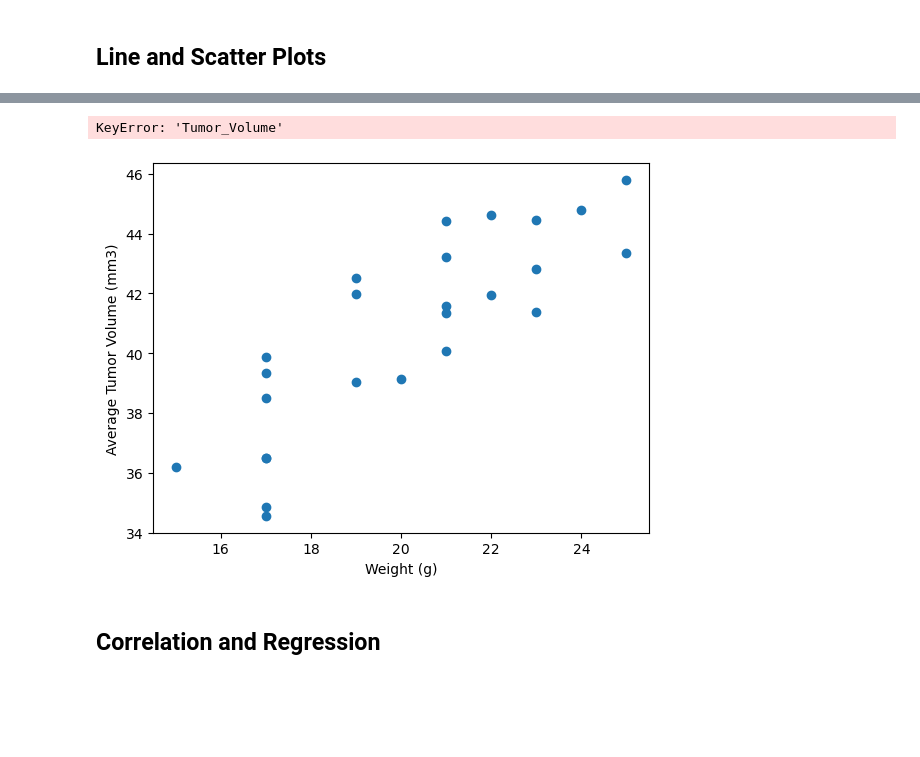
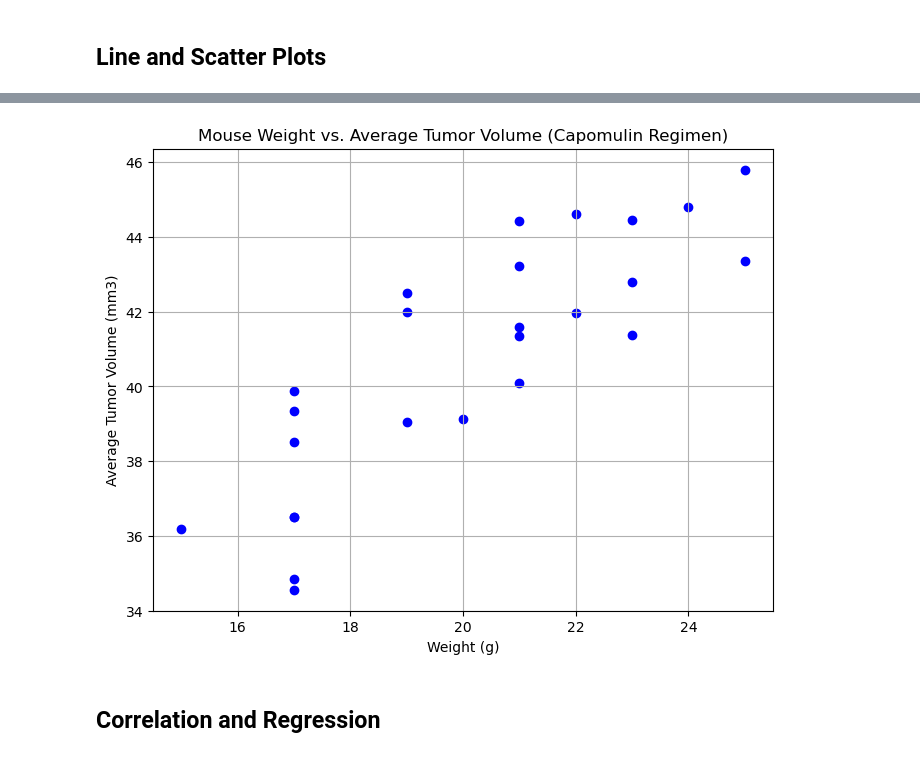
Before and after one commit to Achempim/Module-5-challenge, a Jupyter notebook: Starter_Code/Pymaceuticals/pymaceuticals_starter.ipynb, the cells around one changed output, grey strips where cells are left out. Saved outputs shown, nothing was run; the diff lists cells and outputs as text; code cells hidden in the pictures; blank space fills up the shorter version.

```diff
--- a/Starter_Code/Pymaceuticals/pymaceuticals_starter.ipynb
+++ b/Starter_Code/Pymaceuticals/pymaceuticals_starter.ipynb
@@ -426,35 +418,28 @@ plt.show()
 # %%
-)# Generate a scatter plot of mouse weight vs. the average observed tumor volume for the entire Capomulin regimen
+# Generate a scatter plot of mouse weight vs. the average observed tumor volume for the entire Capomulin regimen
 
-# Assuming 'combined_data' is your DataFrame and you've already filtered the final tumor volumes
+# Combine the data into a single DataFrame
+combined_data = pd.merge(mouse_metadata, study_results, on="Mouse ID")
 
 # Filter the data for the Capomulin regimen
-study_results = final_tumor_volume[final_tumor_volume['Drug Regimen'] == 'Capomulin']
+capomulin_data = combined_data[combined_data["Drug Regimen"] == "Capomulin"]
 
-# Group by 'Mouse ID' and calculate the average tumor volume and corresponding weight for each mouse
-Tumor_Volume = study_results.groupby('Tumor_Volume').mean()['Tumor Volume (mm3)']
-Weight = mouse_metadata('Weight_(g)').mean()['Weight (g)']
+# Calculate the average tumor volume for each mouse
+avg_tumor_volume = capomulin_data.groupby("Mouse ID")["Tumor Volume (mm3)"].mean()
+
+# Merge the average tumor volume with the mouse weight data
+capomulin_avg_data = pd.merge(avg_tumor_volume, mouse_metadata[['Mouse ID', 'Weight (g)']], on="Mouse ID")
 
 # Generate the scatter plot
 plt.figure(figsize=(8, 6))
-plt.scatter(mouse_weights, average_tumor_volume, color='blue')
-
-# Add title and labels
-plt.title('Mouse Weight vs. Average Tumor Volume (Capomulin Regimen)')
-plt.xlabel('Weight (g)')
-plt.ylabel('Average Tumor Volume (mm3)')
-
-# Show the plot
+plt.scatter(capomulin_avg_data['Weight (g)'], capomulin_avg_data['Tumor Volume (mm3)'], color='blue')
+plt.title("Mouse Weight vs. Average Tumor Volume (Capomulin Regimen)")
+plt.xlabel("Weight (g)")
+plt.ylabel("Average Tumor Volume (mm3)")
+plt.grid(True)
 plt.show()
 # %% [output]
-KeyError: 'Tumor_Volume'
+[figure, added]
-# %%
-1)# Generate a scatter plot of mouse weight vs. the average observed tumor volume for the entire Capomulin regimen
-2) # Calculate the correlation coefficient and a linear regression model
-# for mouse weight and average observed tumor volume for the entire Capomulin regimen
-3) # Generate a line plot of tumor volume vs. time point for a mouse ID (1509) treated with Capomulin
-# %% [output]
-[figure, removed]
 # %% [markdown]
 ## Correlation and Regression
 # %%
```
Also changed, not shown: parts of 9 cells of this notebook.
